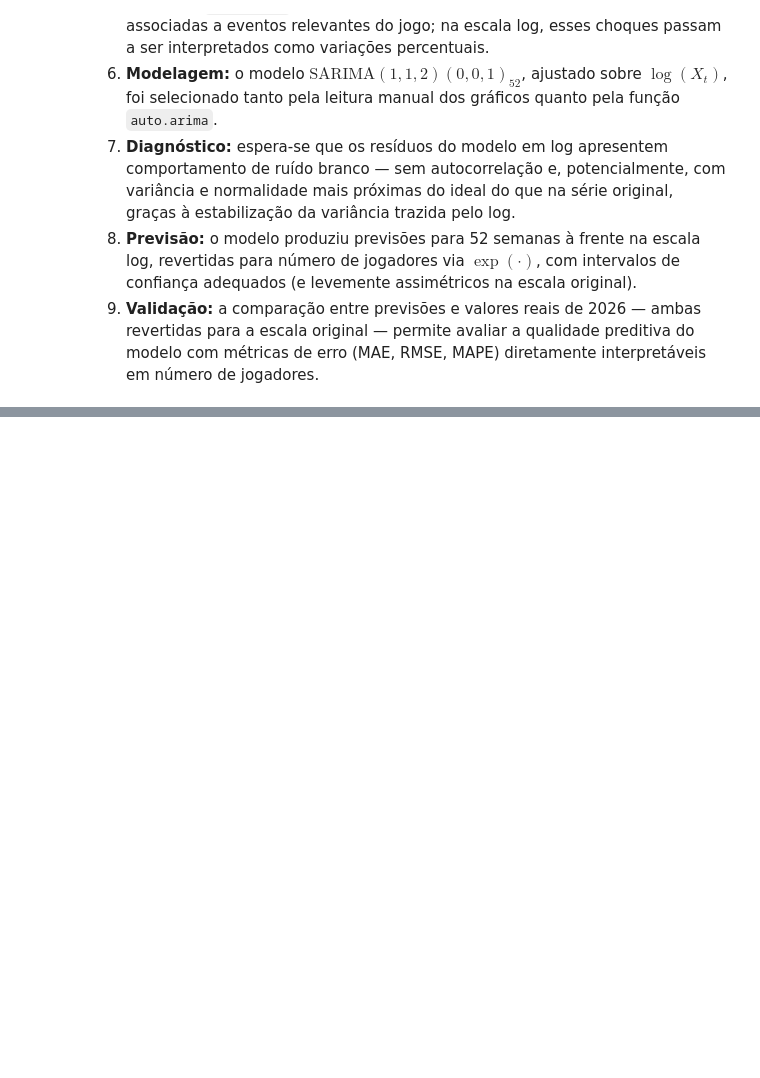
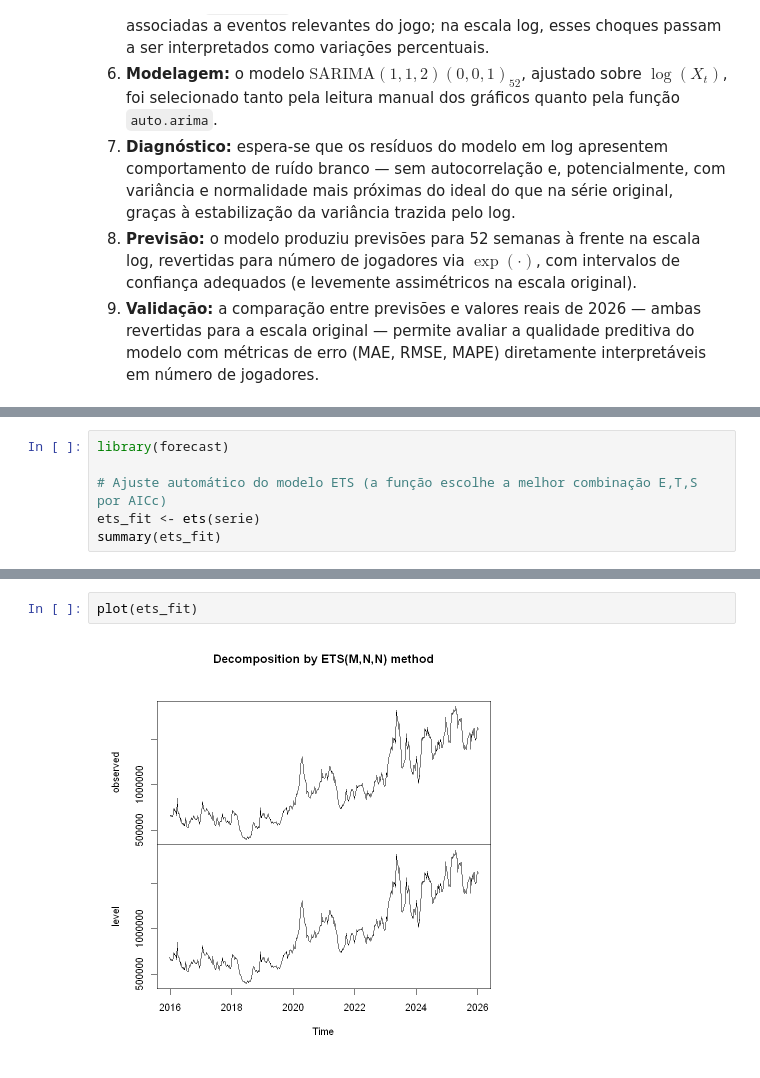
Before and after one commit to Marcehlin/Atividades-2026_1, a Jupyter notebook: Séries Temporais/Seminario/v22_serie_temporais_CS_log.ipynb, the cells around one changed output, grey strips where cells are left out. Saved outputs shown, nothing was run; the diff lists cells and outputs as text; blank space fills up the shorter version.

```diff
--- a/Séries Temporais/Seminario/v22_serie_temporais_CS_log.ipynb
+++ b/Séries Temporais/Seminario/v22_serie_temporais_CS_log.ipynb
@@ -638,0 +699,6 @@ Esta análise percorreu as principais etapas de uma análise de séries temporai
+# %%
+library(forecast)
+
+# Ajuste automático do modelo ETS (a função escolhe a melhor combinação E,T,S por AICc)
+ets_fit <- ets(serie)
+summary(ets_fit)
@@ -638,0 +725,4 @@ Esta análise percorreu as principais etapas de uma análise de séries temporai
+# %%
+plot(ets_fit)
+# %% [output]
+[figure, added]
```
Also changed, not shown: parts of 10 cells of this notebook, 3 other files.
